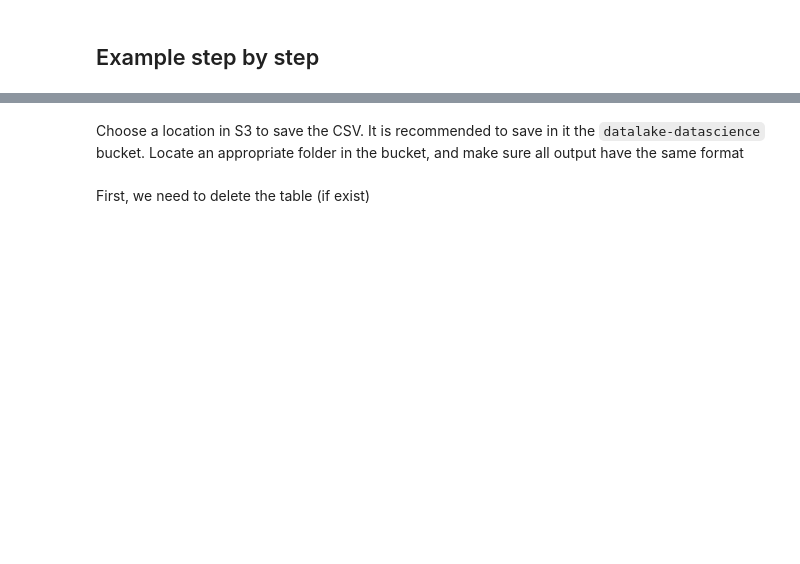
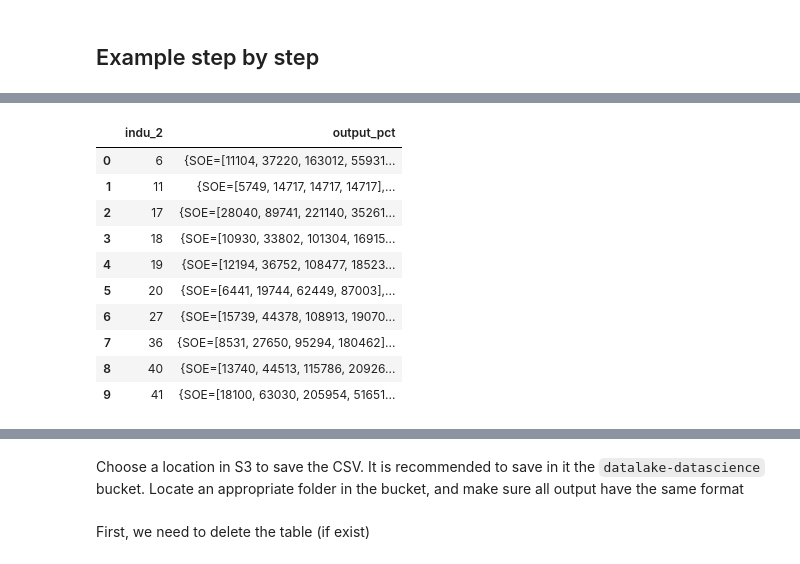
Before and after one commit to thomaspernet/Financial_dependency_pollution, a Jupyter notebook: 01_data_preprocessing/02_transform_tables/08_dominated_industry_ownership.ipynb, the cells around one changed output, grey strips where cells are left out. Saved outputs shown, nothing was run; the diff lists cells and outputs as text; code cells hidden in the pictures; blank space fills up the shorter version.

```diff
--- a/01_data_preprocessing/02_transform_tables/08_dominated_industry_ownership.ipynb
+++ b/01_data_preprocessing/02_transform_tables/08_dominated_industry_ownership.ipynb
@@ -137,0 +379,76 @@ output
+# %%
+query = """
+WITH test as (
+  SELECT
+    year,
+    firm,
+    cic,
+    output,
+    employ,
+    sales,
+    captal,
+    CASE WHEN LENGTH(cic) = 4 THEN substr(cic, 1, 2) ELSE concat(
+      '0',
+      substr(cic, 1, 1)
+    ) END AS indu_2,
+    CASE WHEN ownership = 'SOE' THEN 'SOE' ELSE 'PRIVATE' END AS soe_vs_pri,
+    CASE WHEN ownership in ('HTM', 'FOREIGN') THEN 'FOREIGN' ELSE 'DOMESTIC' END AS for_vs_dom
+  FROM
+    firms_survey.asif_firms_prepared
+  WHERE
+    year = '2001'
+)
+SELECT
+  *
+FROM
+  (
+    WITH mapping AS (
+      SELECT
+        indu_2,
+        map_agg(soe_vs_pri, output_pct) AS output_pct
+      FROM
+        (
+          SELECT
+            indu_2,
+            year,
+            soe_vs_pri,
+            approx_percentile(output, ARRAY[.5,.75,.90,.95]) AS output_pct
+          FROM
+            test
+          GROUP BY
+            year,
+            indu_2,
+            soe_vs_pri
+          ORDER BY
+            indu_2
+        )
+      GROUP BY
+        indu_2
+    )
+    SELECT
+      *
+    FROM
+      mapping
+    LIMIT 10
+  )
+
+"""
+output = s3.run_query(
+                    query=query,
+                    database=DatabaseName,
+                    s3_output=s3_output_example,
+    filename = 'example_5'
+                )
+output
+# %% [output]
+|  | indu_2 | output_pct |
+| 0 | 6 | {SOE=[11104, 37220, 163012, 55931... |
+| 1 | 11 | {SOE=[5749, 14717, 14717, 14717],... |
+| 2 | 17 | {SOE=[28040, 89741, 221140, 35261... |
+| 3 | 18 | {SOE=[10930, 33802, 101304, 16915... |
+| 4 | 19 | {SOE=[12194, 36752, 108477, 18523... |
+| 5 | 20 | {SOE=[6441, 19744, 62449, 87003],... |
+| 6 | 27 | {SOE=[15739, 44378, 108913, 19070... |
+| 7 | 36 | {SOE=[8531, 27650, 95294, 180462]... |
+| 8 | 40 | {SOE=[13740, 44513, 115786, 20926... |
+| 9 | 41 | {SOE=[18100, 63030, 205954, 51651... |
```
Also changed, not shown: parts of 47 cells of this notebook, 4 other files.
